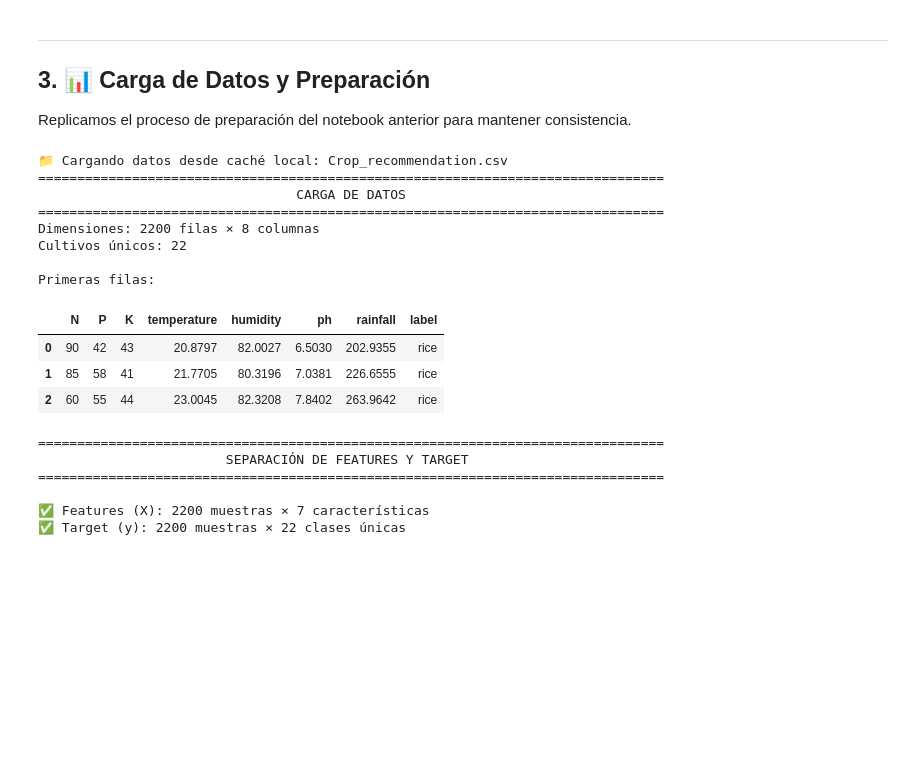
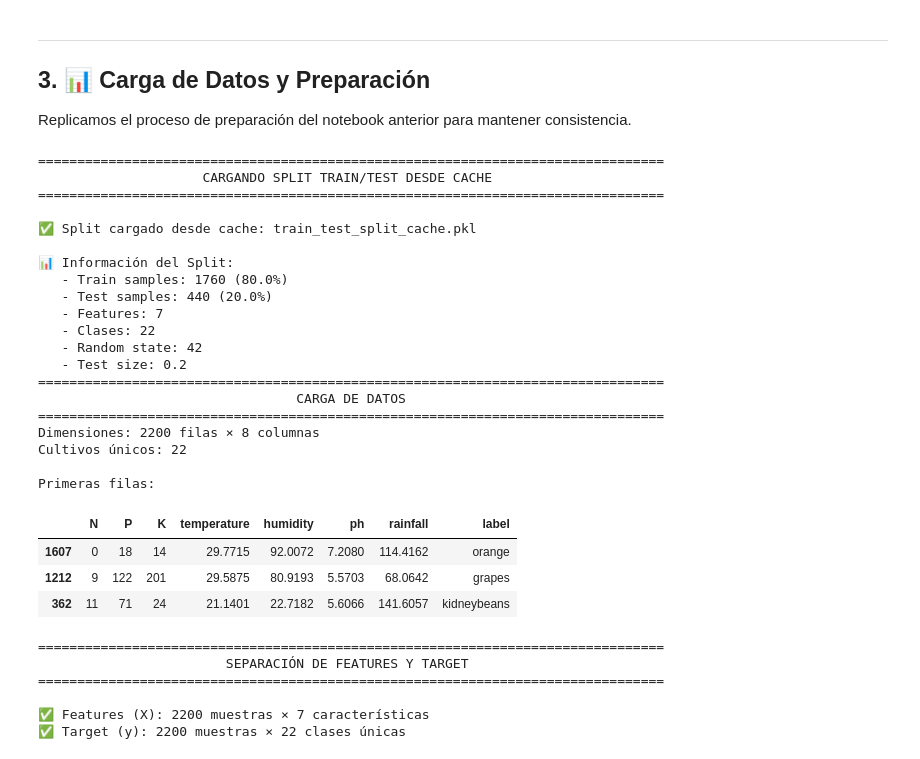
Before and after one commit to alejandrodgz/data_exploration, a Jupyter notebook: notebooks/2.5_hyperparameter_optimization.ipynb, the cells around one changed output. Cells and saved outputs as stored; diff of their text form; code cells hidden in the pictures; blank space fills up the shorter version.

```diff
--- a/notebooks/2.5_hyperparameter_optimization.ipynb
+++ b/notebooks/2.5_hyperparameter_optimization.ipynb
@@ -151,27 +151,47 @@ print("✅ Módulos personalizados importados")
 
 Replicamos el proceso de preparación del notebook anterior para mantener consistencia.
 # %%
-# Cargar datos
-crop_data = load_crop_data()
+# Cargar datos con split centralizado
+data = get_train_test_split()
+
+# Extraer información para mostrar
+crop_data_shape = (len(data['X_train']) + len(data['X_test']), len(data['feature_names']) + 1)
+n_cultivos = len(data['class_names'])
 
 print("="*80)
 print("CARGA DE DATOS".center(80))
 print("="*80)
-print(f"Dimensiones: {crop_data.shape[0]} filas × {crop_data.shape[1]} columnas")
-print(f"Cultivos únicos: {crop_data['label'].nunique()}")
+print(f"Dimensiones: {crop_data_shape[0]} filas × {crop_data_shape[1]} columnas")
+print(f"Cultivos únicos: {n_cultivos}")
 print(f"\nPrimeras filas:")
-display(crop_data.head(3))
+
+# Crear un pequeño DataFrame de muestra para display
+sample_df = data['X_train'].head(3).copy()
+sample_df['label'] = data['y_train_labels'].iloc[:3].values
+display(sample_df)
 # %% [output]
-📁 Cargando datos desde caché local: Crop_recommendation.csv
+================================================================================
+                     CARGANDO SPLIT TRAIN/TEST DESDE CACHE
+================================================================================
+
+✅ Split cargado desde cache: train_test_split_cache.pkl
+
+📊 Información del Split:
+   - Train samples: 1760 (80.0%)
+   - Test samples: 440 (20.0%)
+   - Features: 7
+   - Clases: 22
+   - Random state: 42
+   - Test size: 0.2
 ================================================================================
                                  CARGA DE DATOS
 ================================================================================
 Dimensiones: 2200 filas × 8 columnas
 Cultivos únicos: 22
 
 Primeras filas:
 |  | N | P | K | temperature | humidity | ph | rainfall | label |
-| 0 | 90 | 42 | 43 | 20.8797 | 82.0027 | 6.5030 | 202.9355 | rice |
-| 1 | 85 | 58 | 41 | 21.7705 | 80.3196 | 7.0381 | 226.6555 | rice |
-| 2 | 60 | 55 | 44 | 23.0045 | 82.3208 | 7.8402 | 263.9642 | rice |
+| 1607 | 0 | 18 | 14 | 29.7715 | 92.0072 | 7.2080 | 114.4162 | orange |
+| 1212 | 9 | 122 | 201 | 29.5875 | 80.9193 | 5.5703 | 68.0642 | grapes |
+| 362 | 11 | 71 | 24 | 21.1401 | 22.7182 | 5.6066 | 141.6057 | kidneybeans |
 # %%
```
Also changed, not shown: parts of 4 cells of this notebook, 5 other files.
